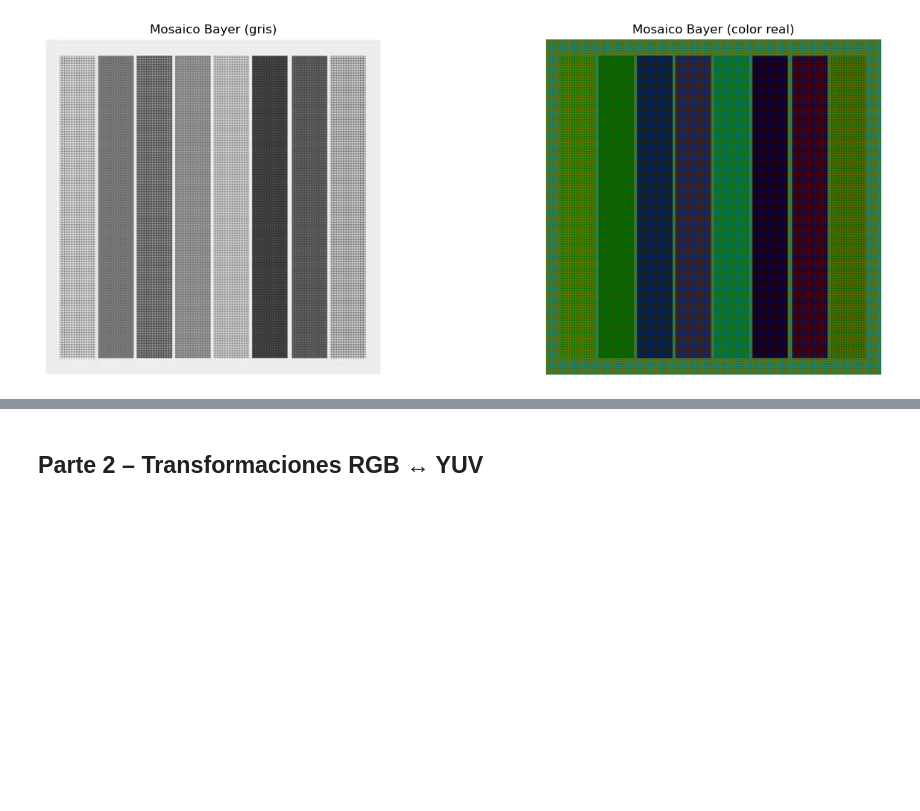
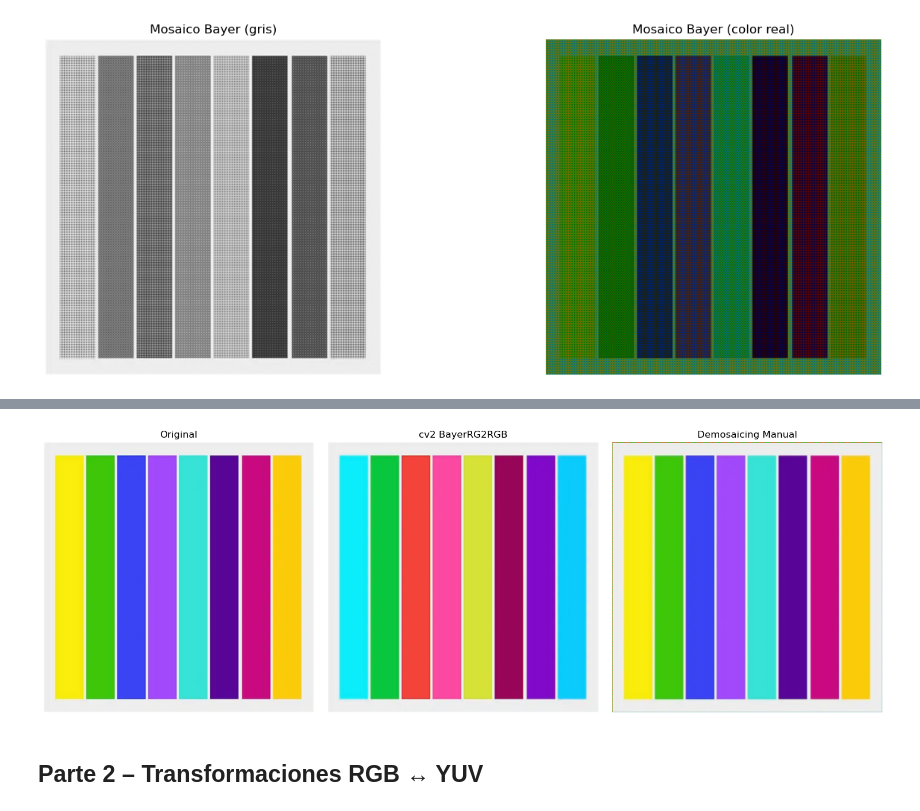
Before and after one commit to Chucharizard/procesamiento-digital-img, a Jupyter notebook: unidad1/Practicas/lab4/laboratorio.ipynb, the cells around one changed output, grey strips where cells are left out. Drawn from its saved outputs; the diff is of its cells as text; code cells hidden in the pictures; blank space fills up the shorter version.

```diff
--- a/unidad1/Practicas/lab4/laboratorio.ipynb
+++ b/unidad1/Practicas/lab4/laboratorio.ipynb
@@ -105,3 +157,67 @@ plt.show()
+# %%
+R = np.zeros((h, w), dtype=np.float32)
+G = np.zeros((h, w), dtype=np.float32)
+B = np.zeros((h, w), dtype=np.float32)
+
+R[0::2, 0::2] = bayer_rg[0::2, 0::2]
+G[0::2, 1::2] = bayer_rg[0::2, 1::2]
+G[1::2, 0::2] = bayer_rg[1::2, 0::2]
+B[1::2, 1::2] = bayer_rg[1::2, 1::2]
+
+
+for i in range(1, h - 1):
+    for j in range(1, w - 1):
+
+        vecinos = [(-1,0), (1,0), (0,-1), (0,1), (-1,-1), (-1,1), (1,-1), (1,1)]
+
+        if R[i, j] == 0:
+            suma, cont = 0, 0
+            for di, dj in vecinos:
+                if R[i+di, j+dj] > 0:
+                    suma += R[i+di, j+dj]
+                    cont += 1
+            if cont > 0:
+                R[i, j] = suma / cont
+
+        if G[i, j] == 0:
+            suma, cont = 0, 0
+            for di, dj in vecinos:
+                if G[i+di, j+dj] > 0:
+                    suma += G[i+di, j+dj]
+                    cont += 1
+            if cont > 0:
+                G[i, j] = suma / cont
+
+        if B[i, j] == 0:
+            suma, cont = 0, 0
+            for di, dj in vecinos:
+                if B[i+di, j+dj] > 0:
+                    suma += B[i+di, j+dj]
+                    cont += 1
+            if cont > 0:
+                B[i, j] = suma / cont
+
+img_manual = np.dstack((R, G, B)).astype(np.uint8)
+
+plt.subplot(131)
+plt.title('Original')
+plt.imshow(img)
+plt.axis('off')
+
+plt.subplot(132)
+plt.title('cv2 BayerRG2RGB')
+plt.imshow(rec_RG)
+plt.axis('off')
+
+plt.subplot(133)
+plt.title('Demosaicing Manual')
+plt.imshow(img_manual)
+plt.axis('off')
+
+plt.tight_layout()
+plt.show()
+# %% [output]
+[figure, added]
 # %% [markdown]
 ## Parte 2 – Transformaciones RGB ↔ YUV
 # %%
```
Also changed, not shown: parts of 3 cells of this notebook.
